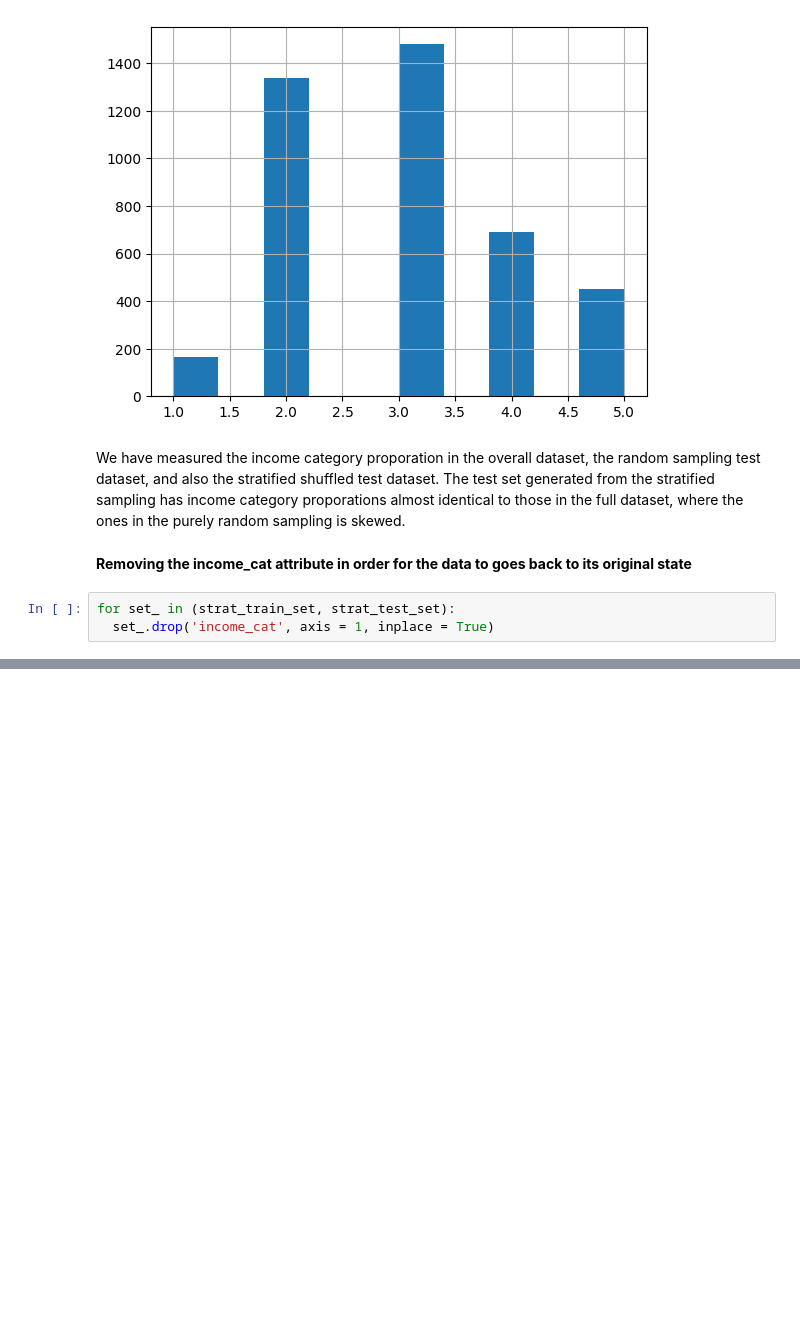
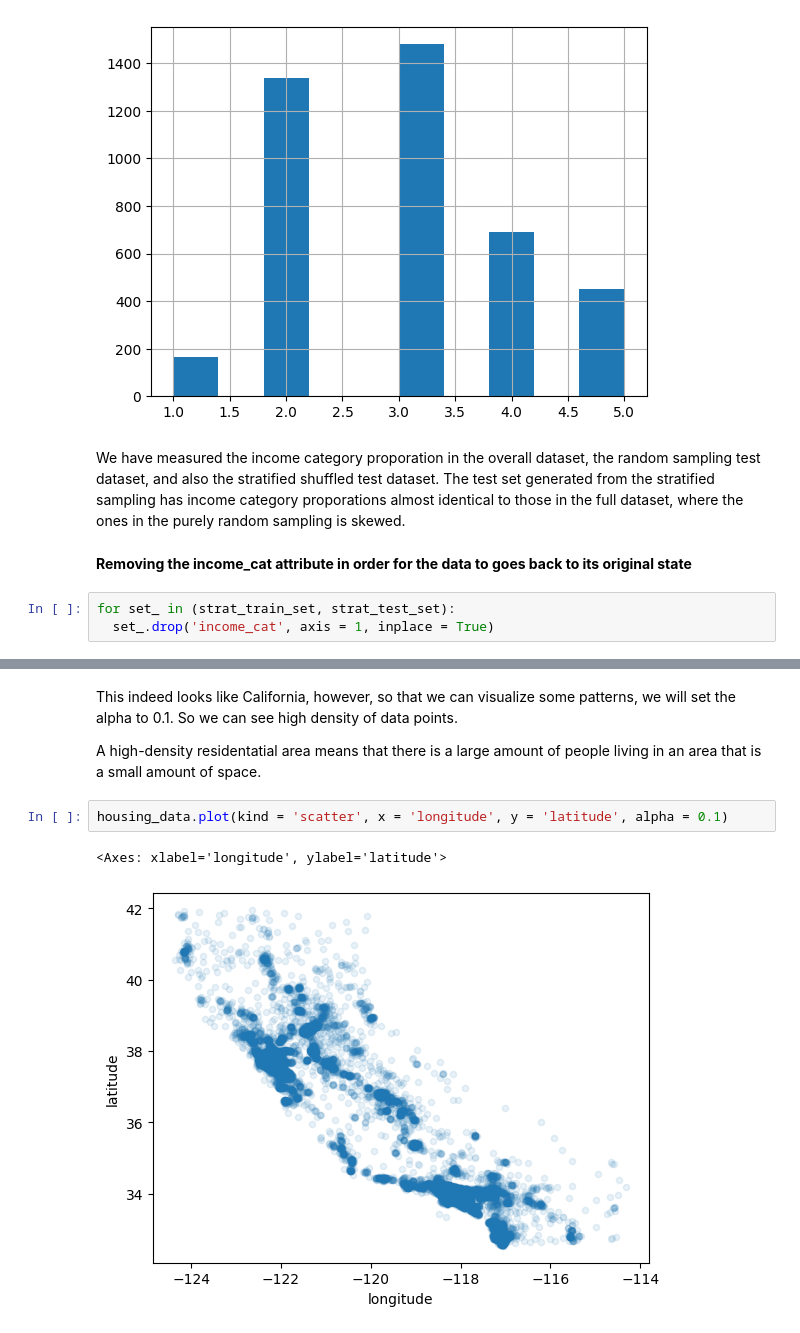
Before and after one commit to KingHikarii/End-To-End-Machine-Learning-Project, a Jupyter notebook: Machine_Learning_Project_1.ipynb, the cells around one changed output, grey strips where cells are left out. Cells and saved outputs as stored; diff of their text form; blank space fills up the shorter version.

```diff
--- a/Machine_Learning_Project_1.ipynb
+++ b/Machine_Learning_Project_1.ipynb
@@ -237,0 +257,9 @@ for set_ in (strat_train_set, strat_test_set):
+# %% [markdown]
+This indeed looks like California, however, so that we can visualize some patterns, we will set the alpha to 0.1. So we can see high density of data points.
+
+A high-density residentatial area means that there is a large amount of people living in an area that is a small amount of space.
+# %%
+housing_data.plot(kind = 'scatter', x = 'longitude', y = 'latitude', alpha = 0.1)
+# %% [output]
+<Axes: xlabel='longitude', ylabel='latitude'>
+[figure, added]
```
Also changed, not shown: parts of 14 cells of this notebook.
